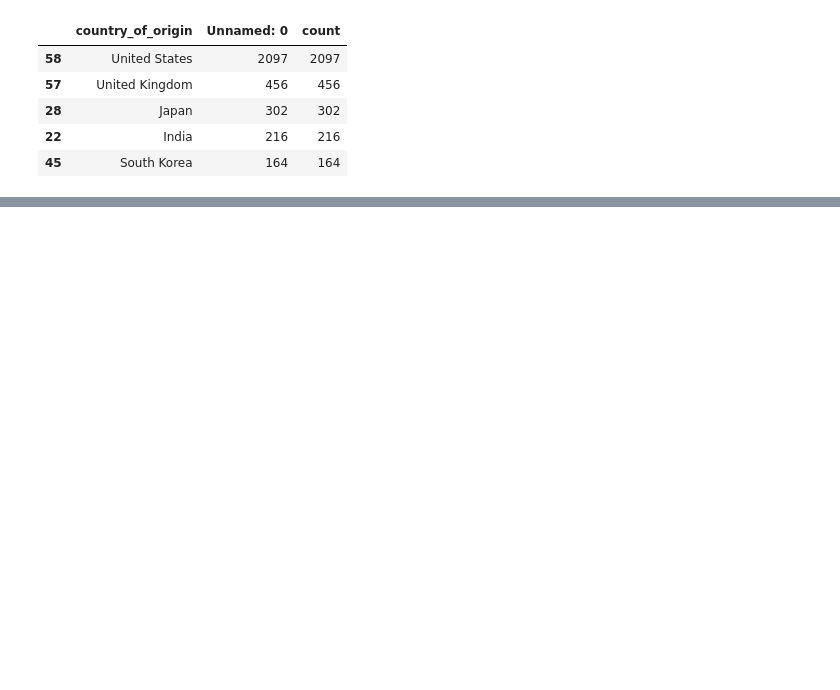
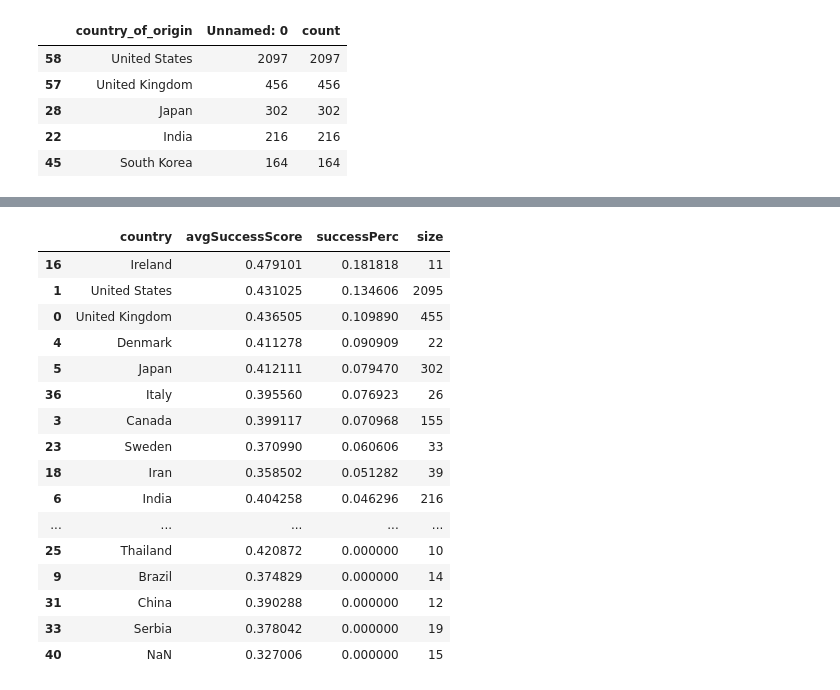
Before and after one commit to MBorgesT/DataVisProject, a Jupyter notebook: eda/countries_of_origin.ipynb, the cells around one changed output, grey strips where cells are left out. Cells and saved outputs as stored; diff of their text form; code cells hidden in the pictures; blank space fills up the shorter version.

```diff
--- a/eda/countries_of_origin.ipynb
+++ b/eda/countries_of_origin.ipynb
@@ -56,0 +101,3 @@ px.histogram(plot_df[:20], x='country_of_origin', y='count')
+# %%
+with open('../treated_datasets/most_successful_10perc.txt', 'r') as f:
+    top_tconsts = f.read().split('\n')
@@ -56,0 +114,16 @@ px.histogram(plot_df[:20], x='country_of_origin', y='count')
+# %%
+countries = df['countryOfOrigin'].unique().tolist()
+avgSuccessScore = []
+successPerc = []
+sizes = []
+for c in countries:
+    if (count_country[c] == 0):
+        print(c)
+
+    sizes.append(count_country[c])
+    avgSuccessScore.append(ss_sum_country[c] / count_country[c])
+
+    if c in count_coutry_top10perc.keys():
+        successPerc.append(count_coutry_top10perc[c] / count_country[c])
+    else:
+        successPerc.append(None)
@@ -56,0 +145,20 @@ px.histogram(plot_df[:20], x='country_of_origin', y='count')
+# %%
+plot_df[plot_df['size'] >= 10].sort_values('successPerc', ascending=False)
+# %% [output]
+|  | country | avgSuccessScore | successPerc | size |
+| 16 | Ireland | 0.479101 | 0.181818 | 11 |
+| 1 | United States | 0.431025 | 0.134606 | 2095 |
+| 0 | United Kingdom | 0.436505 | 0.109890 | 455 |
+| 4 | Denmark | 0.411278 | 0.090909 | 22 |
+| 5 | Japan | 0.412111 | 0.079470 | 302 |
+| 36 | Italy | 0.395560 | 0.076923 | 26 |
+| 3 | Canada | 0.399117 | 0.070968 | 155 |
+| 23 | Sweden | 0.370990 | 0.060606 | 33 |
+| 18 | Iran | 0.358502 | 0.051282 | 39 |
+| 6 | India | 0.404258 | 0.046296 | 216 |
+| ... | ... | ... | ... | ... |
+| 25 | Thailand | 0.420872 | 0.000000 | 10 |
+| 9 | Brazil | 0.374829 | 0.000000 | 14 |
+| 31 | China | 0.390288 | 0.000000 | 12 |
+| 33 | Serbia | 0.378042 | 0.000000 | 19 |
+| 40 | NaN | 0.327006 | 0.000000 | 15 |
```
Also changed, not shown: parts of 16 cells of this notebook, 9 other files.
